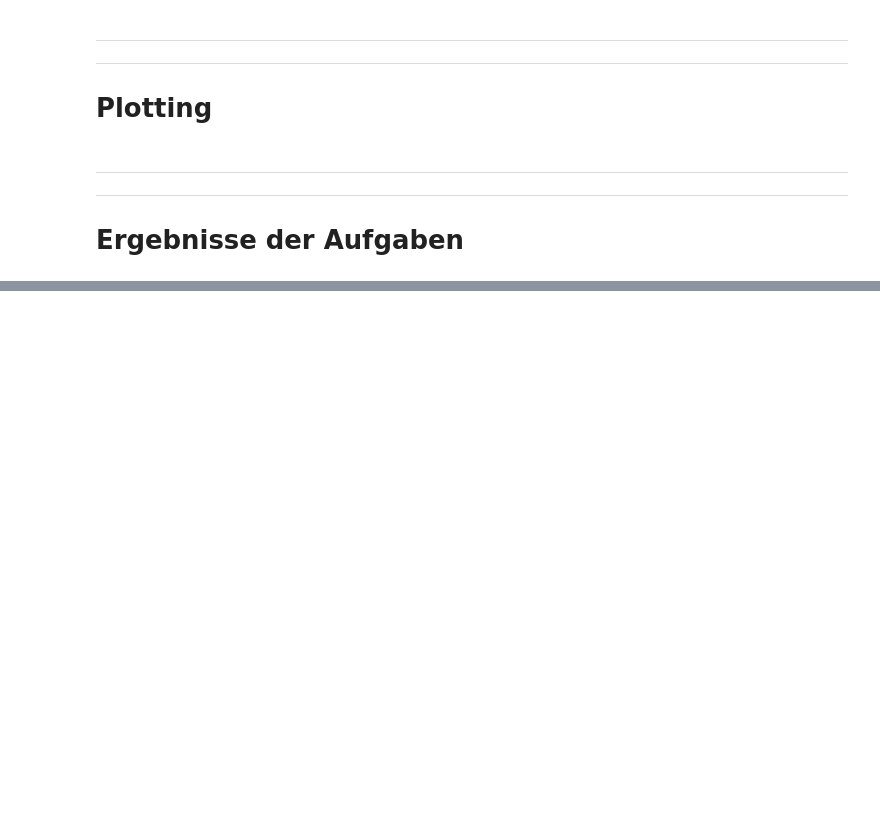
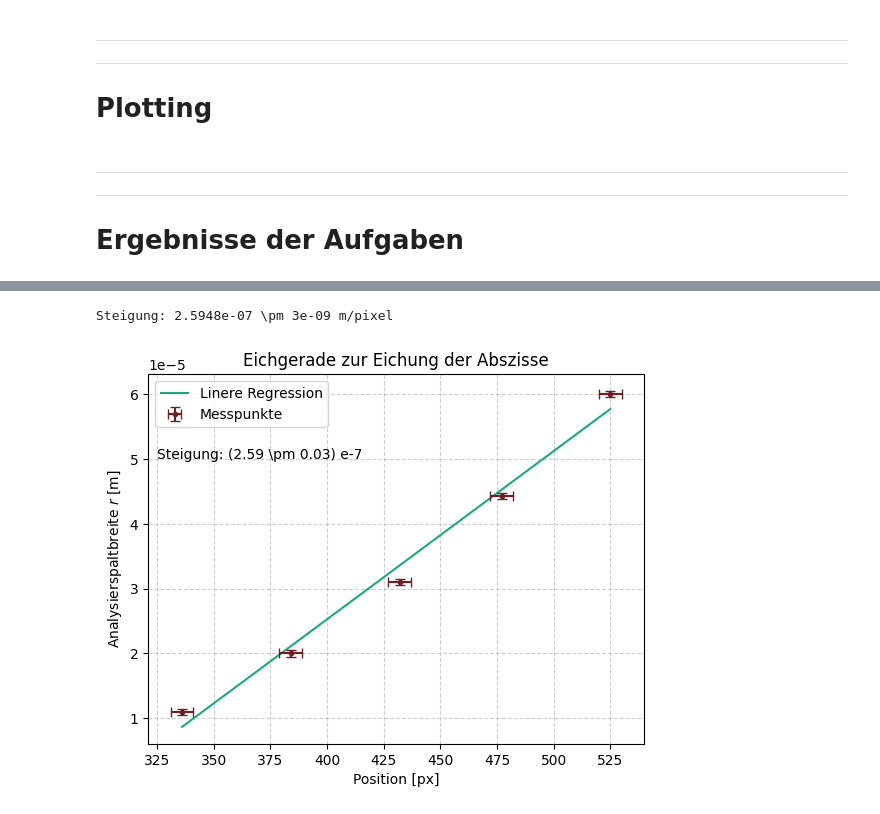
Before and after one commit to FinnZeumer/PAP-2, a Jupyter notebook: Versuche/233/Python/V233.ipynb, the cells around one changed output, grey strips where cells are left out. Saved outputs shown, nothing was run; the diff lists cells and outputs as text; code cells hidden in the pictures; blank space fills up the shorter version.

```diff
--- a/Versuche/233/Python/V233.ipynb
+++ b/Versuche/233/Python/V233.ipynb
@@ -911 +923,52 @@ Steigung: -2.5979e-07 \pm 3e-09 m/pixel
+# %%
+aufgabe = '2a'
+folder = "./A2/"
+safe_folder = "../img/plots/"
+
+# ------------------------------------------------------------------------
+#   Tatsächliche Bestimmung der Eichung (Plot)
+# ------------------------------------------------------------------------
+
+# Lienare Regression
+def linear(x,a,b):
+    return a*x+b
+
+popt, pcov = curve_fit(linear, np.sort(cur), np.sort(ana),sigma = ana_err, absolute_sigma = True)
+scale = popt[0]
+scale_err = np.sqrt(pcov[0,0])
+
+plt.plot(
+    np.sort(cur),
+    linear(np.sort(cur), *popt),
+    label = "Linere Regression",
+    color = hellgruen
+    )
+
+# Messpunkte mit Fehler
+plt.errorbar(
+    np.sort(cur), np.sort(ana),
+    xerr = cur_err,
+    yerr = ana_err,
+    linestyle='None',
+    marker='.',
+    label = "Messpunkte",
+    color = weinrot,
+    capsize=3.5
+    )
+
+plt.xlabel('Position [px]')
+plt.ylabel('Analysierspaltbreite $r$ [m]')
+plt.title('Eichgerade zur Eichung der Abszisse')
+plt.grid(True, which="both", linestyle="--", alpha=0.6)
+
+steig_eich = round_sig_digs(popt[0], scale_err)
+
+plt.text(325, 5e-5, f"Steigung: {steig_eich[2]}")
+
+plt.legend()
+print(f"Steigung: {popt[0]:.5g} \\pm {scale_err:.1g} m/pixel")
+plt.savefig(f"{safe_folder}Eichgerade{aufgabe}.pdf", dpi=300)
+# %% [output]
+Steigung: 2.5948e-07 \pm 3e-09 m/pixel
+[figure, added]
 # %%
```
Also changed, not shown: parts of 16 cells of this notebook, 16 other files.
